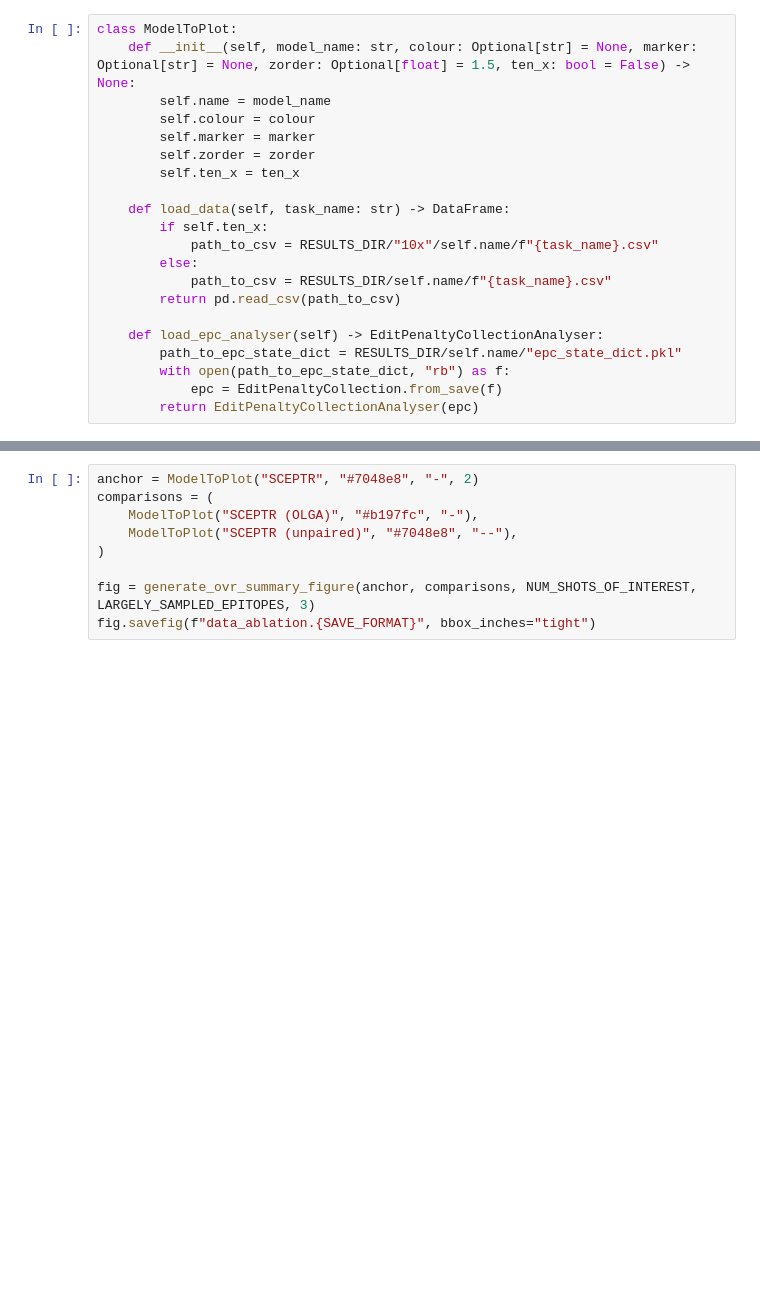
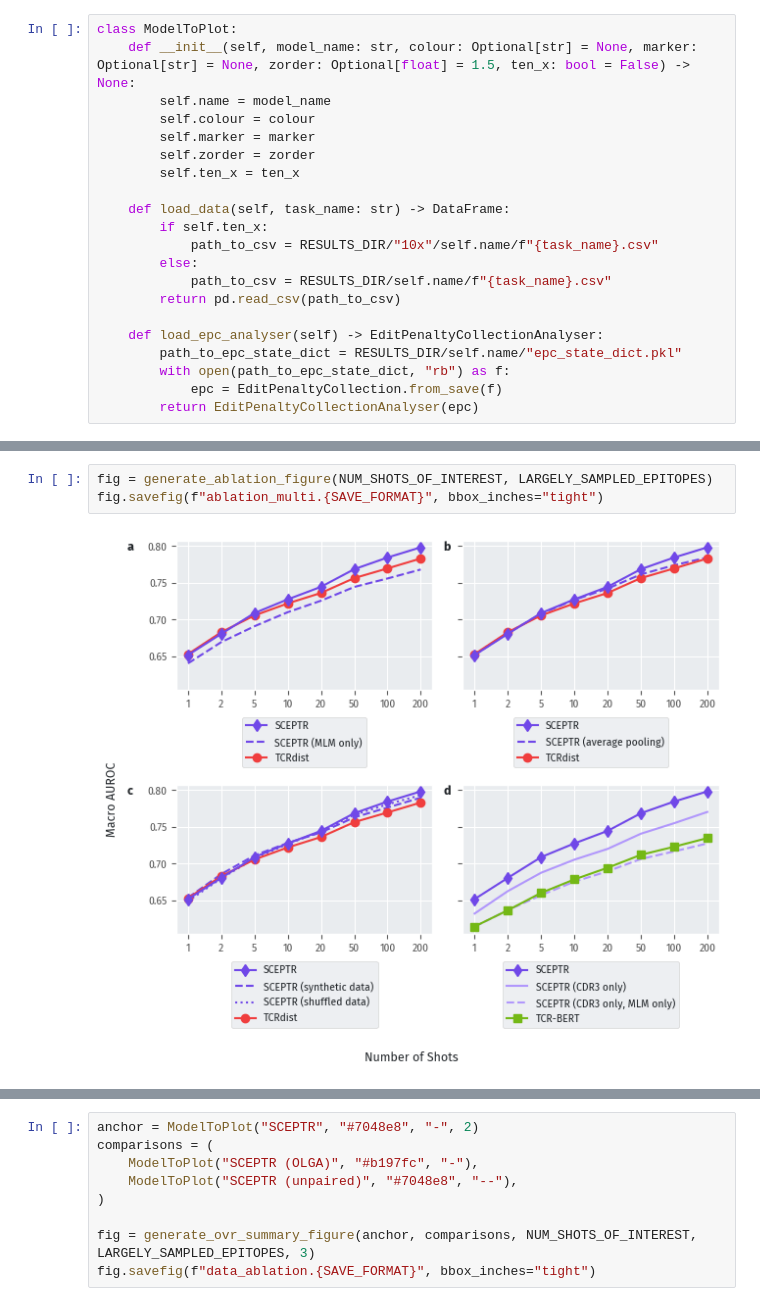
Before and after one commit to yutanagano/sceptr_publication_analyses, a Jupyter notebook: notebooks/plot_generation.ipynb, the cells around one changed output, grey strips where cells are left out. Saved outputs shown, nothing was run; the diff lists cells and outputs as text; blank space fills up the shorter version.

Commit message:
Update plot generation code

```diff
--- a/notebooks/plot_generation.ipynb
+++ b/notebooks/plot_generation.ipynb
@@ -130 +187,6 @@ fig.savefig(f"shootout.{SAVE_FORMAT}", bbox_inches="tight")
+# %%
+fig = generate_ablation_figure(NUM_SHOTS_OF_INTEREST, LARGELY_SAMPLED_EPITOPES)
+fig.savefig(f"ablation_multi.{SAVE_FORMAT}", bbox_inches="tight")
+# %% [output]
+[figure, added]
 # %%
```
Also changed, not shown: parts of 7 cells of this notebook.
